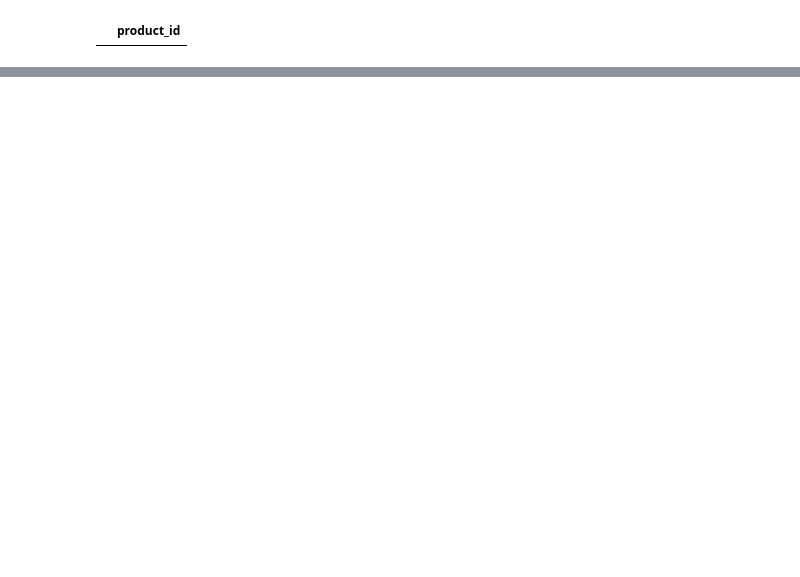
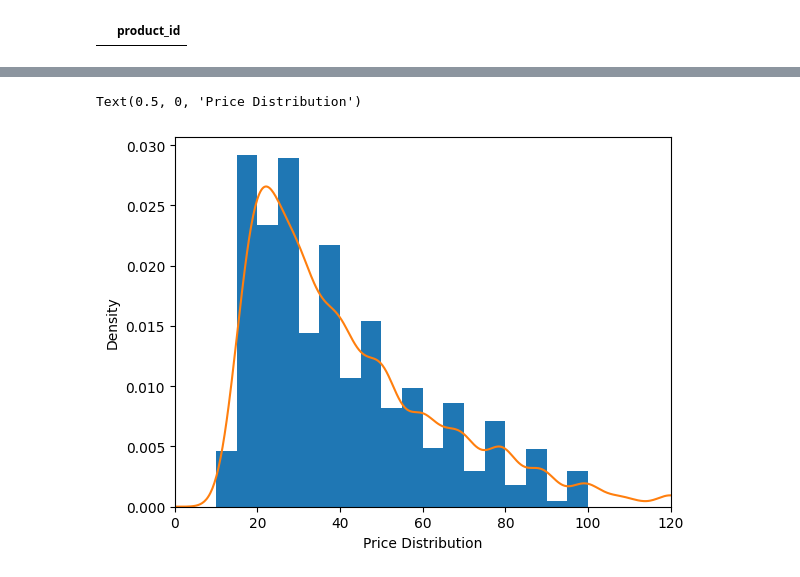
Before and after one commit to Hieutrinh1505/ai-ml-coaching-material, a Jupyter notebook: eda/notebook.ipynb, the cells around one changed output, grey strips where cells are left out. Cells and saved outputs as stored; diff of their text form; code cells hidden in the pictures; blank space fills up the shorter version.

```diff
--- a/eda/notebook.ipynb
+++ b/eda/notebook.ipynb
@@ -57,0 +202,8 @@ new_df.loc[new_df['is_duplicate'] == True,['product_id']]
+# %%
+# Use actual price range
+ax = eda_df['price'].plot.hist(density=True, xlim=[0,120], bins=range(0,101,5))
+eda_df['price'].plot.density(ax=ax)
+ax.set_xlabel('Price Distribution')
+# %% [output]
+Text(0.5, 0, 'Price Distribution')
+[figure, added]
```
Also changed, not shown: parts of 23 cells of this notebook, 3 other files.
